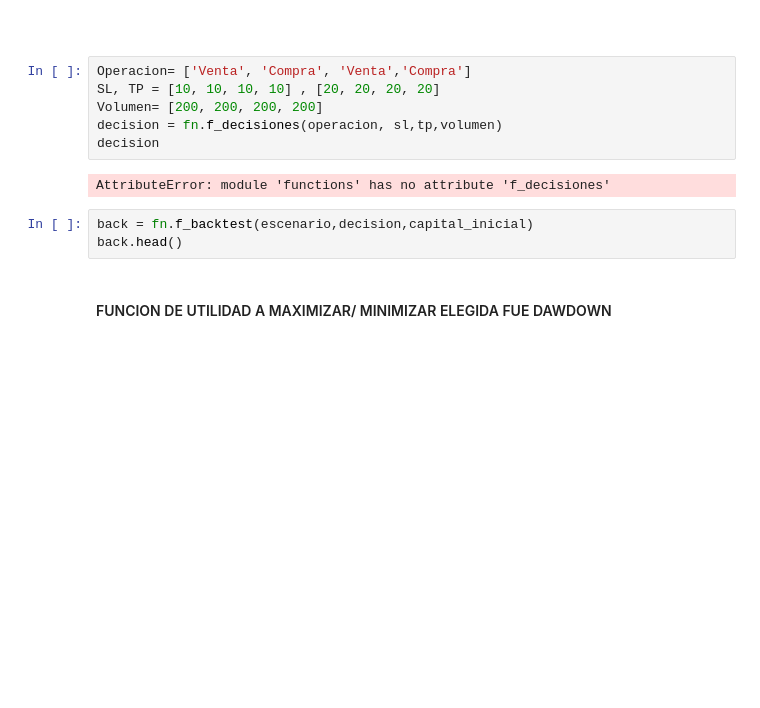
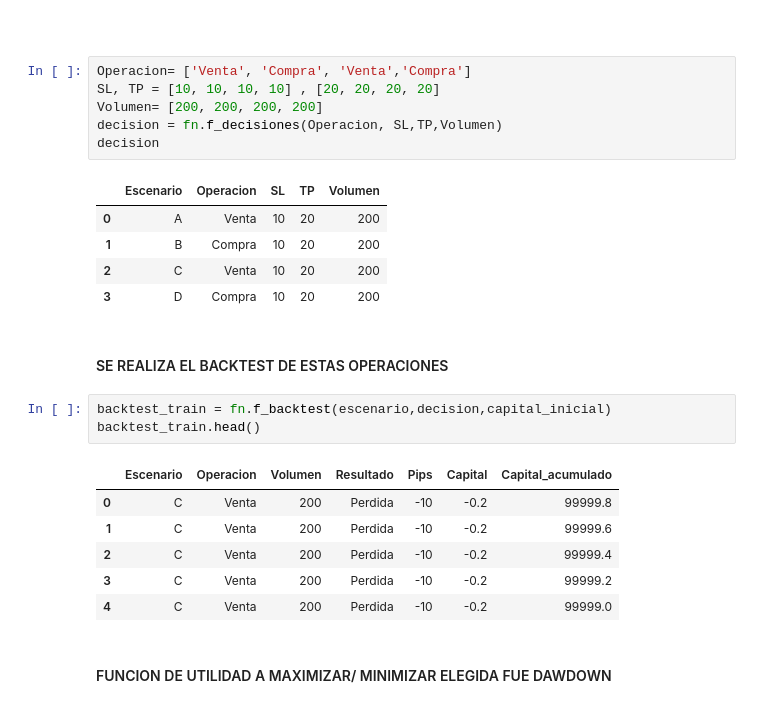
Before and after one commit to Sofiagarciaif/MyST_Proyecto_Final, a Jupyter notebook: notebook.ipynb, the cells around one changed output. Cells and saved outputs as stored; diff of their text form; blank space fills up the shorter version.

```diff
--- a/notebook.ipynb
+++ b/notebook.ipynb
@@ -447,13 +459,26 @@ NameError: name 'f_escenarios' is not defined
 Operacion= ['Venta', 'Compra', 'Venta','Compra']
 SL, TP = [10, 10, 10, 10] , [20, 20, 20, 20]
 Volumen= [200, 200, 200, 200]
-decision = fn.f_decisiones(operacion, sl,tp,volumen)
+decision = fn.f_decisiones(Operacion, SL,TP,Volumen)
 decision
 # %% [output]
-AttributeError: module 'functions' has no attribute 'f_decisiones'
+|  | Escenario | Operacion | SL | TP | Volumen |
+| 0 | A | Venta | 10 | 20 | 200 |
+| 1 | B | Compra | 10 | 20 | 200 |
+| 2 | C | Venta | 10 | 20 | 200 |
+| 3 | D | Compra | 10 | 20 | 200 |
+# %% [markdown]
+#### <font color= a05000 > SE REALIZA EL BACKTEST DE ESTAS OPERACIONES
 # %%
-back = fn.f_backtest(escenario,decision,capital_inicial)
-back.head()
+backtest_train = fn.f_backtest(escenario,decision,capital_inicial)
+backtest_train.head()
+# %% [output]
+|  | Escenario | Operacion | Volumen | Resultado | Pips | Capital | Capital_acumulado |
+| 0 | C | Venta | 200 | Perdida | -10 | -0.2 | 99999.8 |
+| 1 | C | Venta | 200 | Perdida | -10 | -0.2 | 99999.6 |
+| 2 | C | Venta | 200 | Perdida | -10 | -0.2 | 99999.4 |
+| 3 | C | Venta | 200 | Perdida | -10 | -0.2 | 99999.2 |
+| 4 | C | Venta | 200 | Perdida | -10 | -0.2 | 99999.0 |
 # %% [markdown]
 #### <font color= a05000 > FUNCION DE UTILIDAD A MAXIMIZAR/ MINIMIZAR ELEGIDA FUE DAWDOWN
 # %% [markdown]
```
Also changed, not shown: parts of 26 cells of this notebook, 3 other files.
